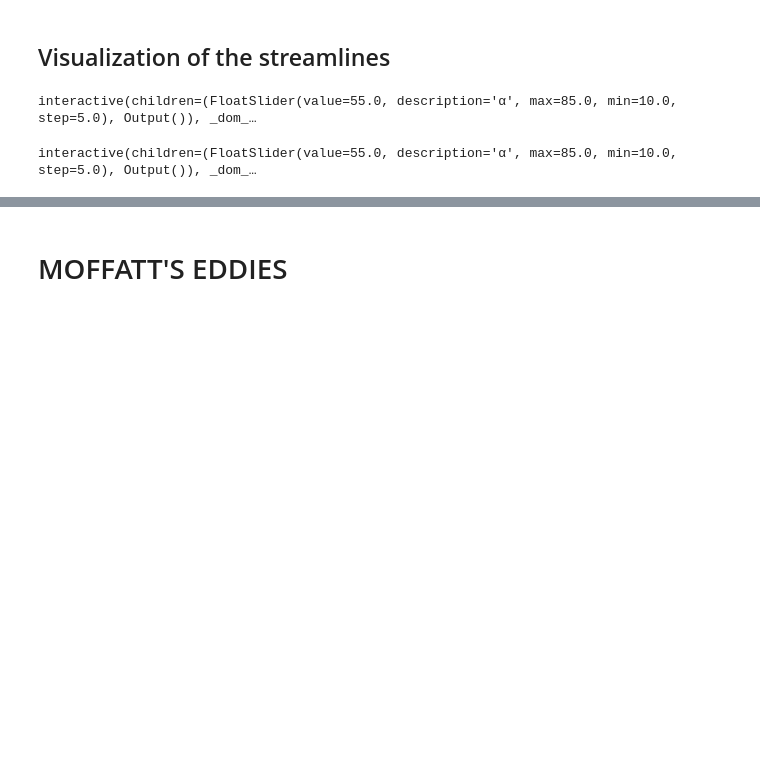
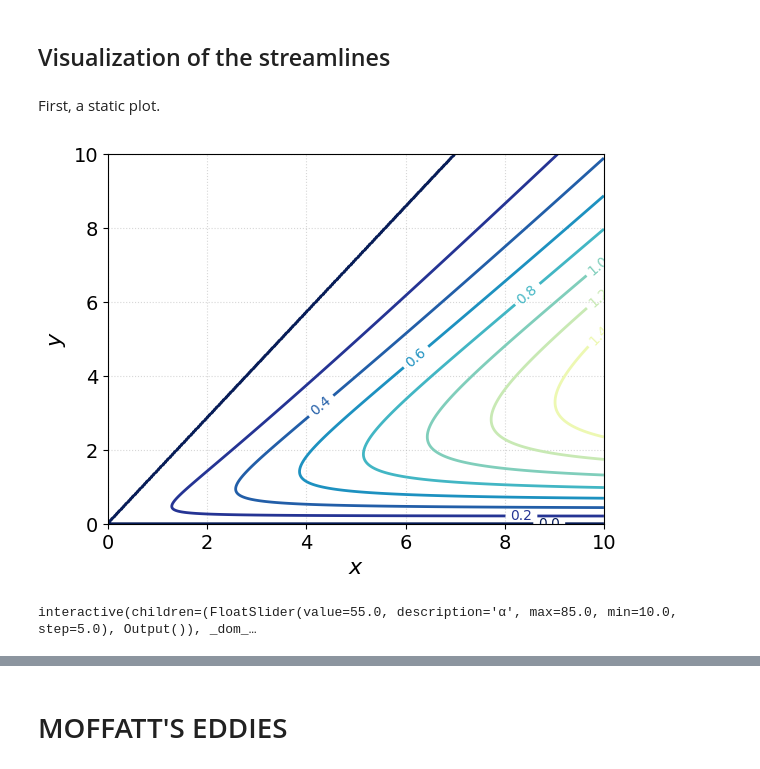
Before and after one commit to ichristov/intermediate-fluid-mechanics, a Jupyter notebook: Stokes_Flows_2D.ipynb, the cells around one changed output, grey strips where cells are left out. Cells and saved outputs as stored; diff of their text form; code cells hidden in the pictures; blank space fills up the shorter version.

Commit message:
add more sympy steps

```diff
--- a/Stokes_Flows_2D.ipynb
+++ b/Stokes_Flows_2D.ipynb
@@ -135,7 +135,7 @@ v_Taylor_th = sp.lambdify([cp.R,cp.Th,alpha], v_Taylor_th_sym, modules=['numpy']
 # %% [markdown]
 ## Visualization of the streamlines
 # %%
-def plot_func(α):
+def streamline_plot_func(α):
   # range, square domain
   xymax = 10
   x, y = np.meshgrid( np.linspace(0, xymax, num=500),
@@ -162,16 +162,22 @@ def plot_func(α):
   ax.grid(alpha=0.5, linestyle='dotted')
 
   plt.show()
-
-# alpha on the slider is in degrees
-interact(plot_func, α = widgets.FloatSlider( value = 55,
-                                             min   = 10,
-                                             max   = 85,
-                                             step  = 5 ) );
-# %% [output]
-interactive(children=(FloatSlider(value=55.0, description='α', max=85.0, min=10.0, step=5.0), Output()), _dom_…
+# %% [markdown]
+First, a static plot.
+# %%
+streamline_plot_func(55)
+# %% [output]
+[figure, added]
+# %%
+# alpha on the slider is in degrees
+interact(streamline_plot_func, α = widgets.FloatSlider( value = 55,
+                                                        min   = 10,
+                                                        max   = 85,
+                                                        step  = 5 ) );
+# %% [output]
+interactive(children=(FloatSlider(value=55.0, description='α', max=85.0, min=10.0, step=5.0), Output()), _dom_…
 # %%
-def plot_func(α):
+def stream_plot_func(α):
   # range, square domain
   xymax = 10
   x, y = np.meshgrid( np.linspace(0, xymax, num=500),
@@ -186,27 +192,22 @@ def plot_func(α):
 
   fig, ax = plt.subplots()
 
-  ax.plot(x[0,:], np.tan(α*np.pi/180)*x[0,:], color='k', linewidth=3)
-  ax.plot(x[0,:], 0*x[0,:], color='k', linewidth=3)
-
-  cols = r**2*np.sqrt(vx**2+vy**2)
+  cols = np.sqrt(vx**2+vy**2)
   strm = ax.streamplot(x, y, vx, vy,
                        color=cols, linewidth=2,
                        cmap='YlGnBu_r')
 
+  # plot the boundaries, theta = 0, alpha
+  ax.plot(x[0,:], np.tan(α*np.pi/180)*x[0,:], color='k', linewidth=3)
+  ax.plot(x[0,:], 0*x[0,:], color='k', linewidth=3)
+
   ax.set_xlabel('$x$')
   ax.set_xlim(0, xymax)
   ax.set_ylabel('$y$')
-  ax.set_ylim(0, xymax)
+  ax.set_ylim(-0.01, xymax)
+
+  fig.colorbar(strm.lines, label=r'$\sqrt{v_x^2+v_y^2}$')
 
   ax.grid(alpha=0.5, linestyle='dotted')
 
   plt.show()
-
-# alpha on the slider is in degrees
-interact(plot_func, α = widgets.FloatSlider( value = 55,
-                                             min   = 10,
-                                             max   = 85,
-                                             step  = 5 ) );
-# %% [output]
-interactive(children=(FloatSlider(value=55.0, description='α', max=85.0, min=10.0, step=5.0), Output()), _dom_…
```
Also changed, not shown: parts of 32 cells of this notebook.
